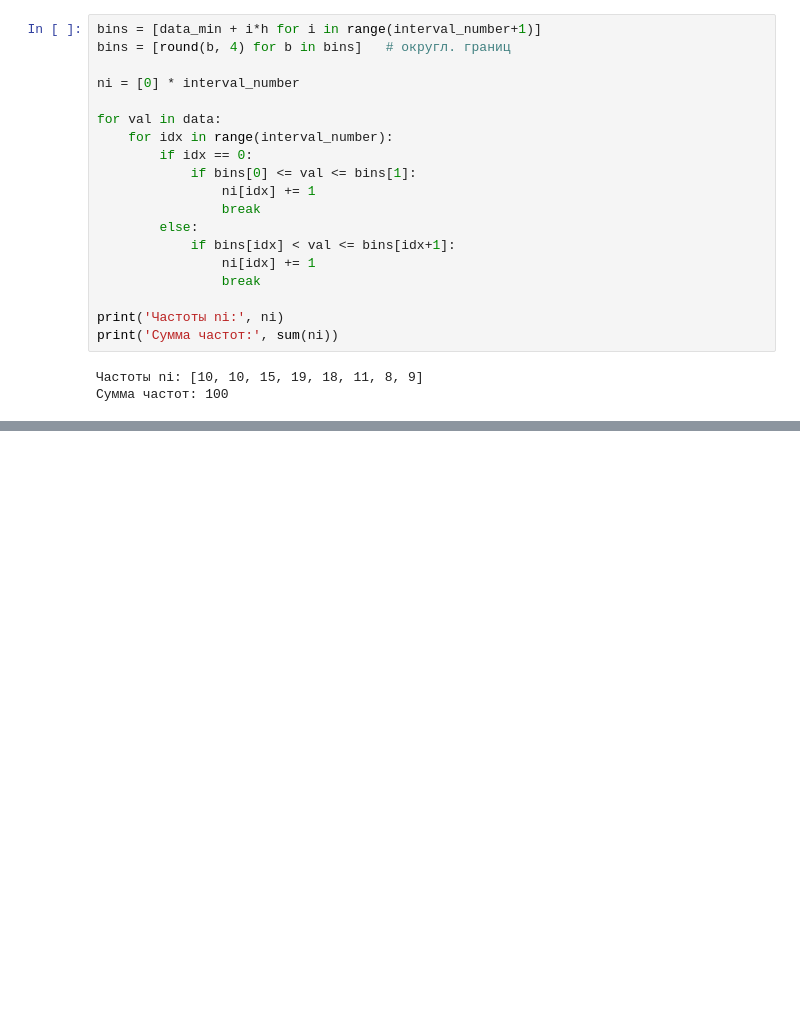
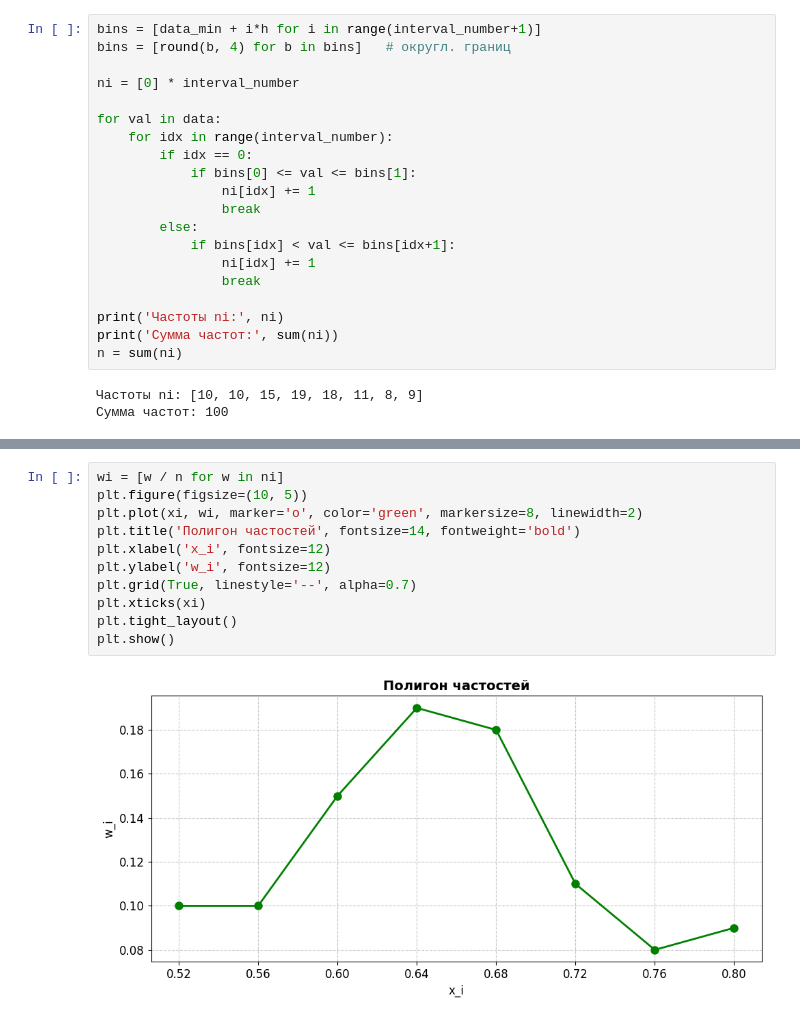
Before and after one commit to garazhi1337/praktika_metody_ii, a Jupyter notebook: MII/11_krukov.ipynb, the cells around one changed output, grey strips where cells are left out. Saved outputs shown, nothing was run; the diff lists cells and outputs as text; blank space fills up the shorter version.

```diff
--- a/MII/11_krukov.ipynb
+++ b/MII/11_krukov.ipynb
@@ -61,6 +62,7 @@ for val in data:
 
 print('Частоты ni:', ni)
 print('Сумма частот:', sum(ni))
+n = sum(ni)
 # %% [output]
 Частоты ni: [10, 10, 15, 19, 18, 11, 8, 9]
 Сумма частот: 100
@@ -66,0 +89,13 @@ print('Сумма частот:', sum(ni))
+# %%
+wi = [w / n for w in ni]
+plt.figure(figsize=(10, 5))
+plt.plot(xi, wi, marker='o', color='green', markersize=8, linewidth=2)
+plt.title('Полигон частостей', fontsize=14, fontweight='bold')
+plt.xlabel('x_i', fontsize=12)
+plt.ylabel('w_i', fontsize=12)
+plt.grid(True, linestyle='--', alpha=0.7)
+plt.xticks(xi)
+plt.tight_layout()
+plt.show()
+# %% [output]
+[figure, added]
```
Also changed, not shown: parts of 24 cells of this notebook, 1 other file.
